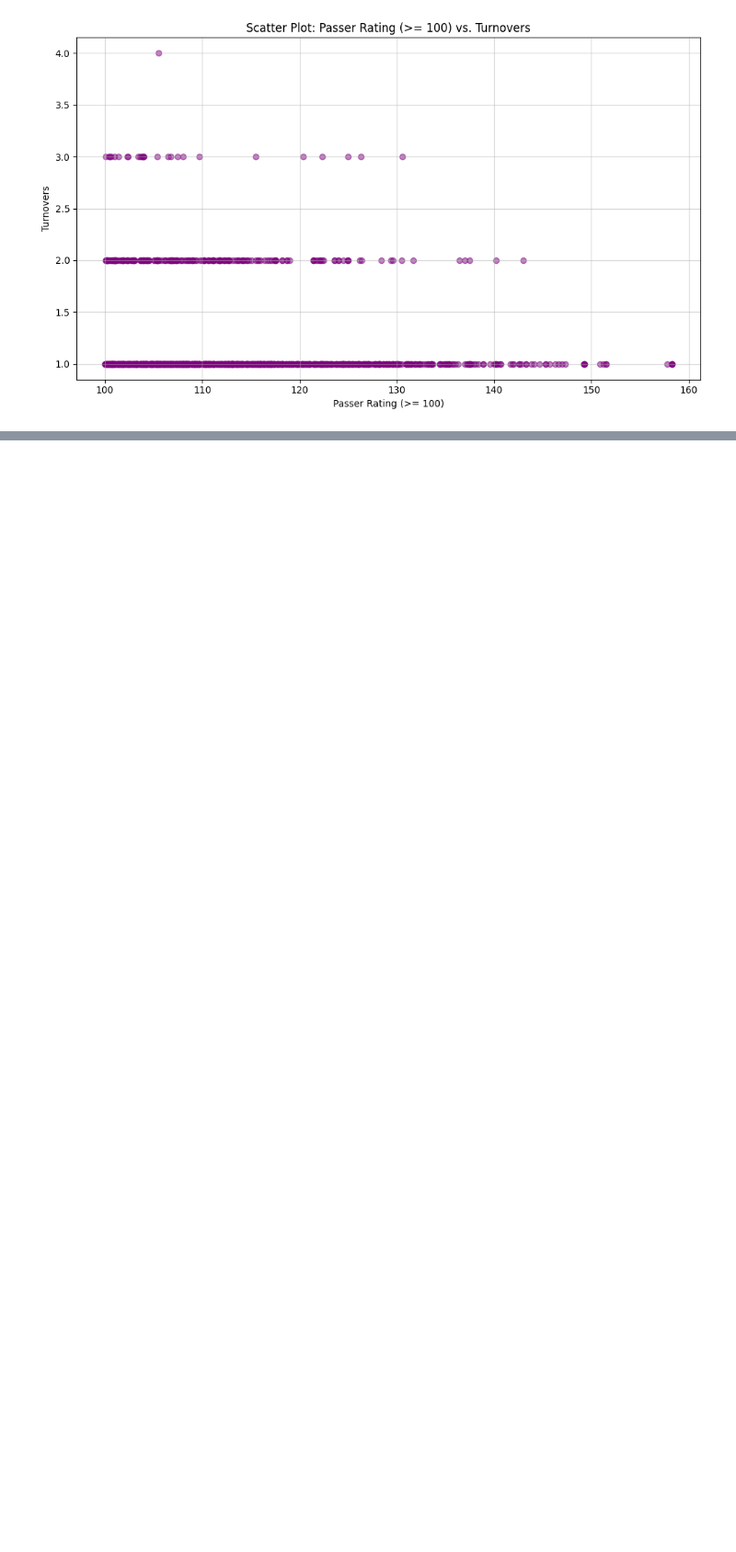
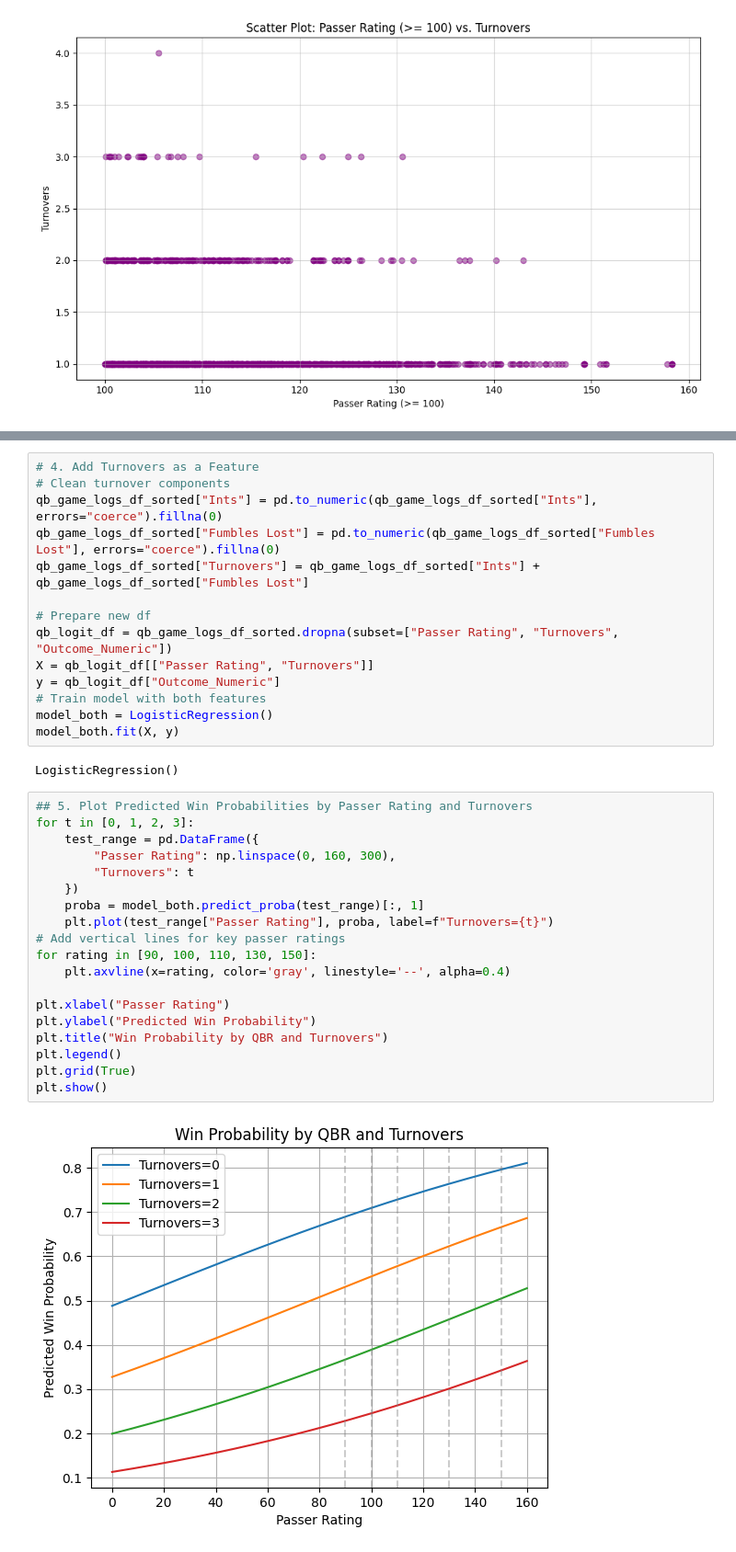
Before and after one commit to Jack-Lewittes/NFL-Analysis, a Jupyter notebook: src/qb_data_analysis.ipynb, the cells around one changed output, grey strips where cells are left out. Shown at 92% size. Saved outputs shown, nothing was run; the diff lists cells and outputs as text; blank space fills up the shorter version.

Commit message:
Update rb_analysis and qb_data_analysis notebooks

```diff
--- a/src/qb_data_analysis.ipynb
+++ b/src/qb_data_analysis.ipynb
@@ -210,0 +289,37 @@ TypeError: box() takes from 0 to 1 positional arguments but 2 were given
+# %%
+# 4. Add Turnovers as a Feature
+# Clean turnover components
+qb_game_logs_df_sorted["Ints"] = pd.to_numeric(qb_game_logs_df_sorted["Ints"], errors="coerce").fillna(0)
+qb_game_logs_df_sorted["Fumbles Lost"] = pd.to_numeric(qb_game_logs_df_sorted["Fumbles Lost"], errors="coerce").fillna(0)
+qb_game_logs_df_sorted["Turnovers"] = qb_game_logs_df_sorted["Ints"] + qb_game_logs_df_sorted["Fumbles Lost"]
+
+# Prepare new df
+qb_logit_df = qb_game_logs_df_sorted.dropna(subset=["Passer Rating", "Turnovers", "Outcome_Numeric"])
+X = qb_logit_df[["Passer Rating", "Turnovers"]]
+y = qb_logit_df["Outcome_Numeric"]
+# Train model with both features
+model_both = LogisticRegression()
+model_both.fit(X, y)
+# %% [output]
+LogisticRegression()
+# %%
+## 5. Plot Predicted Win Probabilities by Passer Rating and Turnovers
+for t in [0, 1, 2, 3]:
+    test_range = pd.DataFrame({
+        "Passer Rating": np.linspace(0, 160, 300),
+        "Turnovers": t
+    })
+    proba = model_both.predict_proba(test_range)[:, 1]
+    plt.plot(test_range["Passer Rating"], proba, label=f"Turnovers={t}")
+# Add vertical lines for key passer ratings
+for rating in [90, 100, 110, 130, 150]:
+    plt.axvline(x=rating, color='gray', linestyle='--', alpha=0.4)
+
+plt.xlabel("Passer Rating")
+plt.ylabel("Predicted Win Probability")
+plt.title("Win Probability by QBR and Turnovers")
+plt.legend()
+plt.grid(True)
+plt.show()
+# %% [output]
+[figure, added]
```
Also changed, not shown: parts of 33 cells of this notebook, 3 other files.
